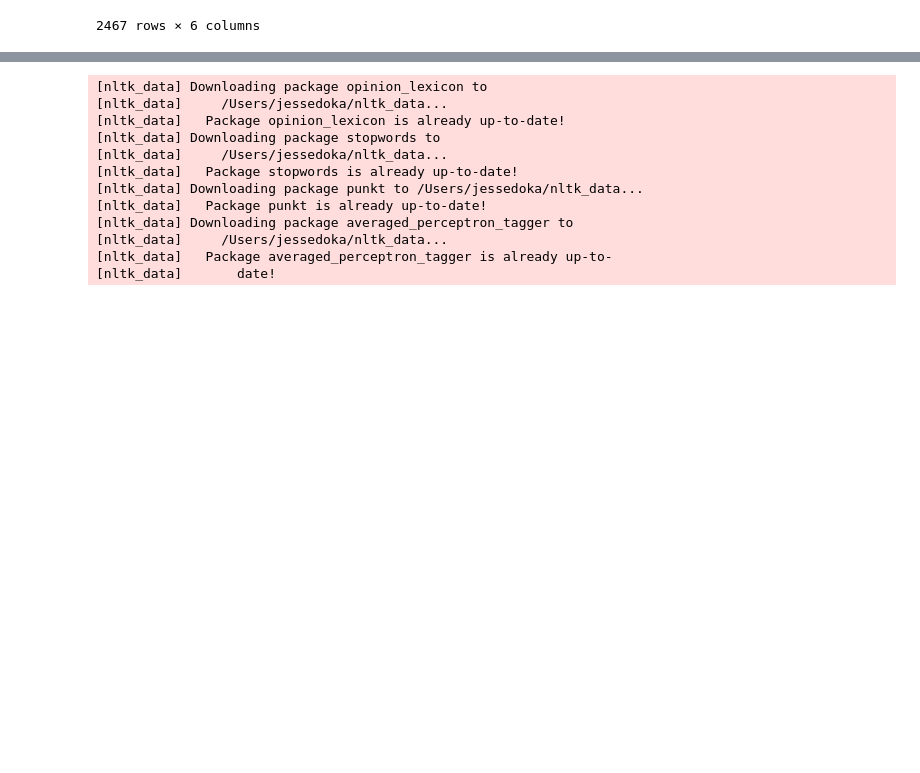
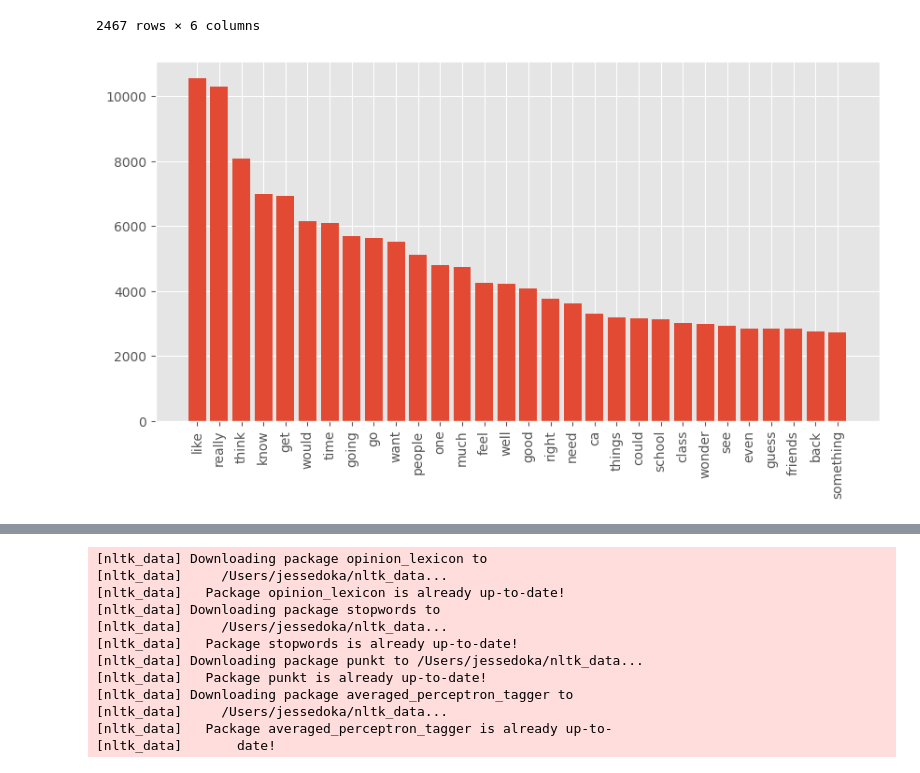
Before and after one commit to jessedoka/LCT, a Jupyter notebook: text_analysis.ipynb, the cells around one changed output, grey strips where cells are left out. Cells and saved outputs as stored; diff of their text form; code cells hidden in the pictures; blank space fills up the shorter version.

```diff
--- a/text_analysis.ipynb
+++ b/text_analysis.ipynb
@@ -219,3 +284,23 @@ essays
 | 2465 | Man this week has been hellish. A... | 0 | 1 | 0 | 0 | 1 |
 | 2466 | I have just gotten off the phone ... | 0 | 1 | 1 | 0 | 1 |
 2467 rows × 6 columns
+# %%
+processed_essays = []
+for essay in essays['text']:
+    words = word_tokenize(essay)
+    processed_essays.extend([word.lower() for word in words if word.isalpha() and word.lower() not in stop_words])
+
+freq_dist = FreqDist(processed_essays)
+
+# Get the 30 most common words
+common_words = freq_dist.most_common(30)
+
+# Unzip the list of tuples into two lists
+words, counts = zip(*common_words)
+
+plt.figure(figsize=(10, 5))
+plt.bar(words, counts)
+plt.xticks(rotation='vertical')
+plt.show()
+# %% [output]
+[figure, added]
```
Also changed, not shown: parts of 57 cells of this notebook.
